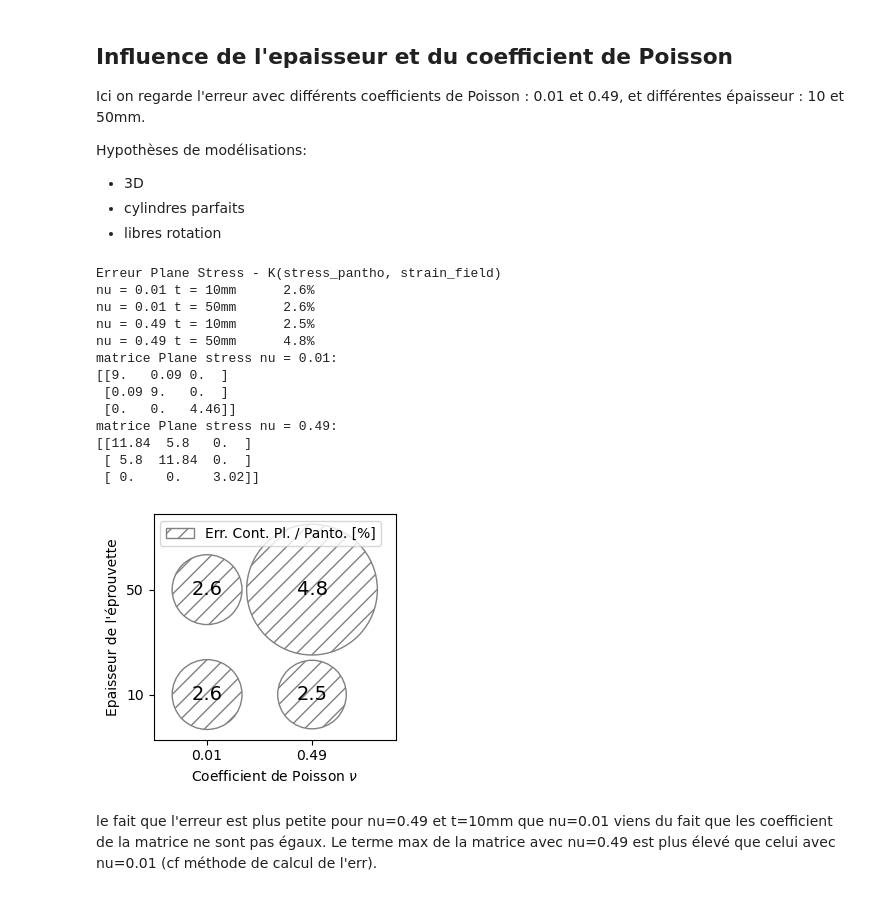
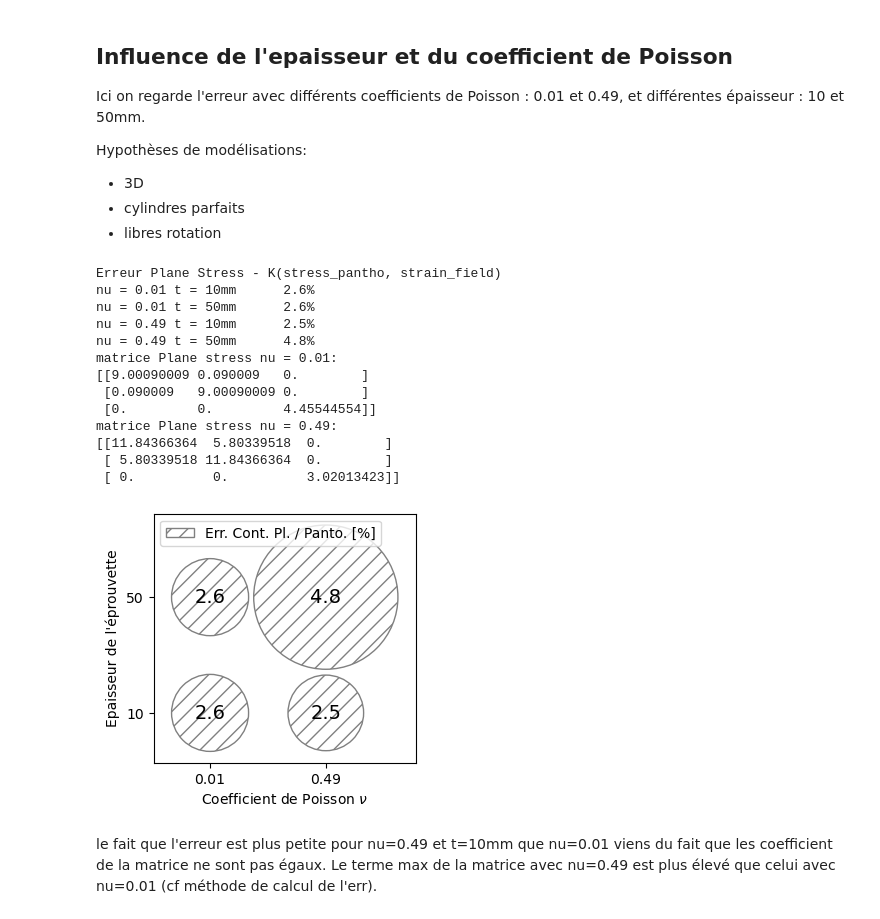
Before and after one commit to h06e/abakubc, a Jupyter notebook: utilities/monolithic_study.ipynb, the cells around one changed output. Saved outputs shown, nothing was run; the diff lists cells and outputs as text; code cells hidden in the pictures.

```diff
--- a/utilities/monolithic_study.ipynb
+++ b/utilities/monolithic_study.ipynb
@@ -453,41 +459,41 @@ circle4 = plt.Circle((1, 1), fac*err3, color='0.5', fill=False, hatch='//')
 plt.figure(figsize=(3.2,3))
 ax = plt.gca()
 
 plt.text(0,0, f'{err0:.1f}', ha='center', va='center', size='14')
 plt.text(0,1, f'{err1:.1f}', ha='center', va='center', size='14')
 plt.text(1,0, f'{err2:.1f}', ha='center', va='center', size='14')
 plt.text(1,1, f'{err3:.1f}', ha='center', va='center', size='14')
 
 ax.add_patch(circle1)
 ax.add_patch(circle2)
 ax.add_patch(circle3)
 ax.add_patch(circle4)
 
 plt.axis('equal')
 plt.xticks([0,1], [0.01, 0.49])
 plt.xlabel(r'Coefficient de Poisson $\nu$')
 plt.yticks([0,1], [10,50])
 plt.ylabel('Epaisseur de l\'éprouvette')
 plt.legend([r'Err. Cont. Pl. / Panto. [%]'], loc=2)
 
 
-plt.tight_layout()
+plt.subplots_adjust(top=0.98,bottom=0.15,left=0.16,right=0.98,hspace=0.2,wspace=0.25)
 plt.savefig('images/err_nu_t_mono.pdf')
 # %% [output]
 Erreur Plane Stress - K(stress_pantho, strain_field)
 nu = 0.01 t = 10mm      2.6%
 nu = 0.01 t = 50mm      2.6%
 nu = 0.49 t = 10mm      2.5%
 nu = 0.49 t = 50mm      4.8%
 matrice Plane stress nu = 0.01:
-[[9.   0.09 0.  ]
- [0.09 9.   0.  ]
- [0.   0.   4.46]]
+[[9.00090009 0.090009   0.        ]
+ [0.090009   9.00090009 0.        ]
+ [0.         0.         4.45544554]]
 matrice Plane stress nu = 0.49:
-[[11.84  5.8   0.  ]
- [ 5.8  11.84  0.  ]
- [ 0.    0.    3.02]]
+[[11.84366364  5.80339518  0.        ]
+ [ 5.80339518 11.84366364  0.        ]
+ [ 0.          0.          3.02013423]]
-[figure, old version]
+[figure, new version]
 # %% [markdown]
 le fait que l'erreur est plus petite pour nu=0.49 et t=10mm que nu=0.01 viens du fait que les coefficient de la matrice ne sont pas égaux. Le terme max de la matrice avec nu=0.49 est plus élevé que celui avec nu=0.01 (cf méthode de calcul de l'err).
 # %%
```
Also changed, not shown: parts of 4 cells of this notebook, 18 other files.
